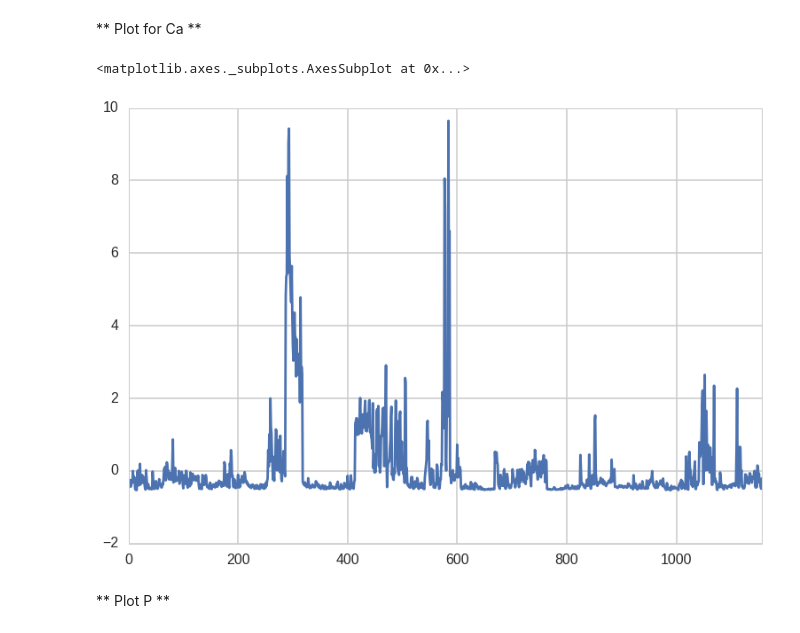
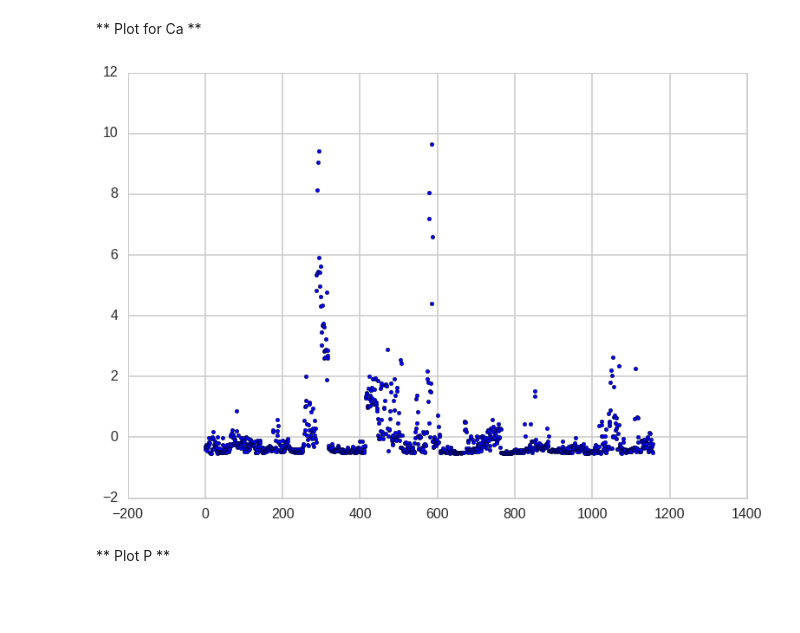
Before and after one commit to numb3r33/African-Soil-Prediction, a Jupyter notebook: notebooks/DataExploration.ipynb, the cells around one changed output. Saved outputs shown, nothing was run; the diff lists cells and outputs as text; code cells hidden in the pictures; blank space fills up the shorter version.

```diff
--- a/notebooks/DataExploration.ipynb
+++ b/notebooks/DataExploration.ipynb
@@ -152,10 +152,9 @@ train[train.columns[1:-5]].std(axis=1).plot()
 [figure]
 # %% [markdown]
 ** Plot for Ca **
-# %%
-train[train.columns[-5]].plot()
-# %% [output]
-<matplotlib.axes._subplots.AxesSubplot at 0x...>
-[figure, removed]
+# %%
+plt.scatter(np.arange(0, len(train)), train[train.columns[-5]]);
+# %% [output]
+[figure, added]
 # %% [markdown]
 ** Plot P **
```
Also changed, not shown: parts of 2 cells of this notebook.
